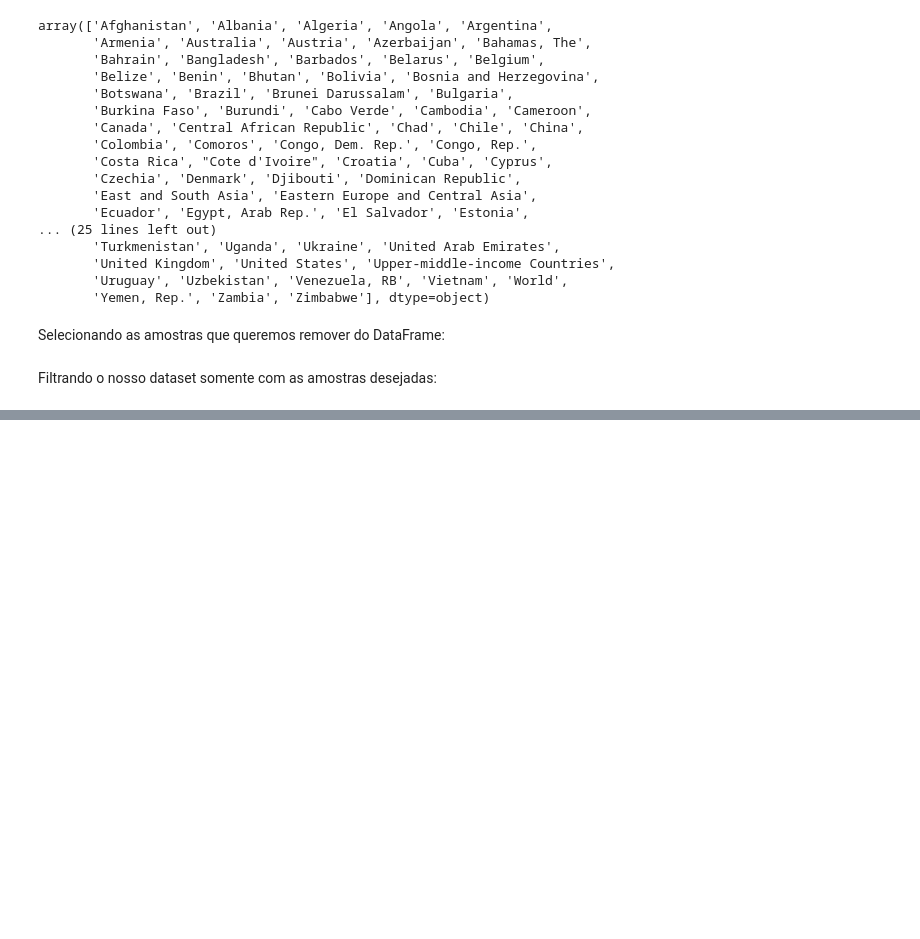
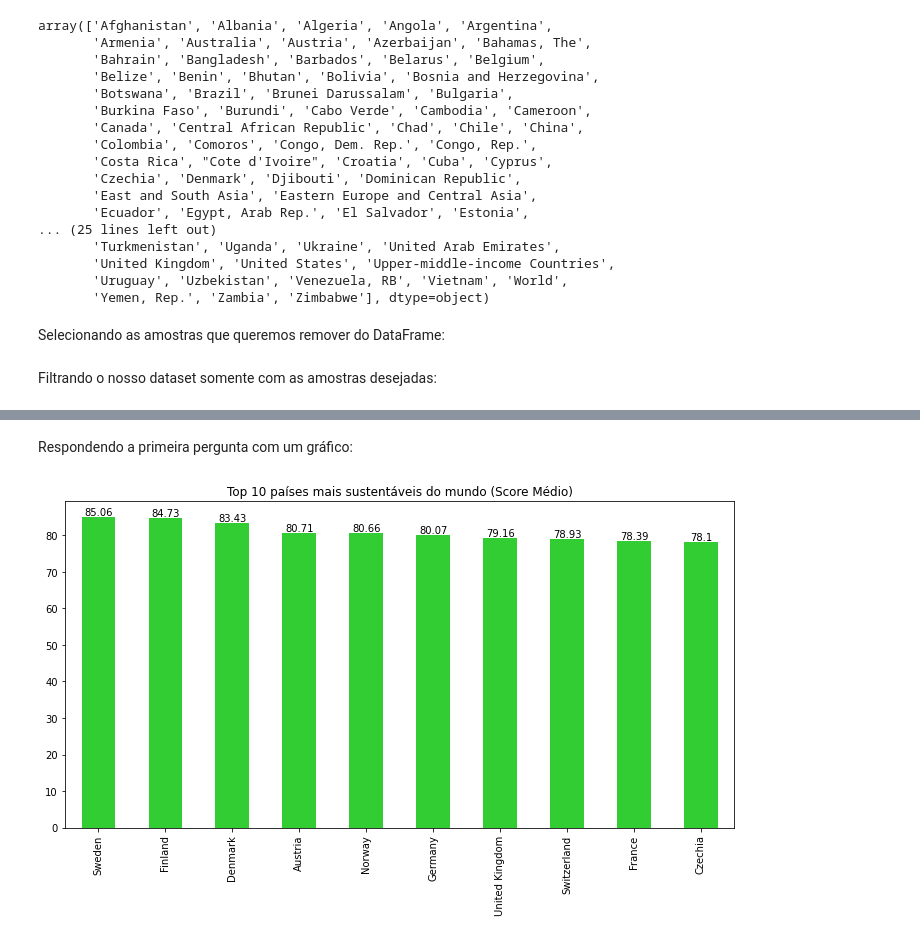
Before and after one commit to mvsampaio98/Data_Science, a Jupyter notebook: Projetos/Desenvolvimento_Sustentável_EDA/Desenvolvimento_Sustentavel_EDA.ipynb, the cells around one changed output, grey strips where cells are left out. Saved outputs shown, nothing was run; the diff lists cells and outputs as text; code cells hidden in the pictures; blank space fills up the shorter version.

Commit message:
Respondendo primeira pergunta do projeto

```diff
--- a/Projetos/Desenvolvimento_Sustentável_EDA/Desenvolvimento_Sustentavel_EDA.ipynb
+++ b/Projetos/Desenvolvimento_Sustentável_EDA/Desenvolvimento_Sustentavel_EDA.ipynb
@@ -92,0 +109,3 @@ df = df.loc[~amostras_del]
+# %%
+melhores_scores = round(df.groupby(['country'])['sdg_index_score'].mean().sort_values(ascending=False).head(10),2)
+melhores_scores
@@ -92,0 +125,12 @@ df = df.loc[~amostras_del]
+# %% [markdown]
+Respondendo a primeira pergunta com um gráfico:
+# %%
+import matplotlib.pyplot as plt
+
+plt.figure(figsize=(12, 6))
+fig = melhores_scores.plot(kind='bar',color='limegreen',xlabel='')
+fig.set_title('Top 10 países mais sustentáveis do mundo (Score Médio)')
+fig.bar_label(fig.containers[0], label_type='edge')
+plt.savefig('dados/paises_mais_sustentaveis.png')
+# %% [output]
+[figure, added]
```
Also changed, not shown: parts of 4 cells of this notebook, 1 other file.
